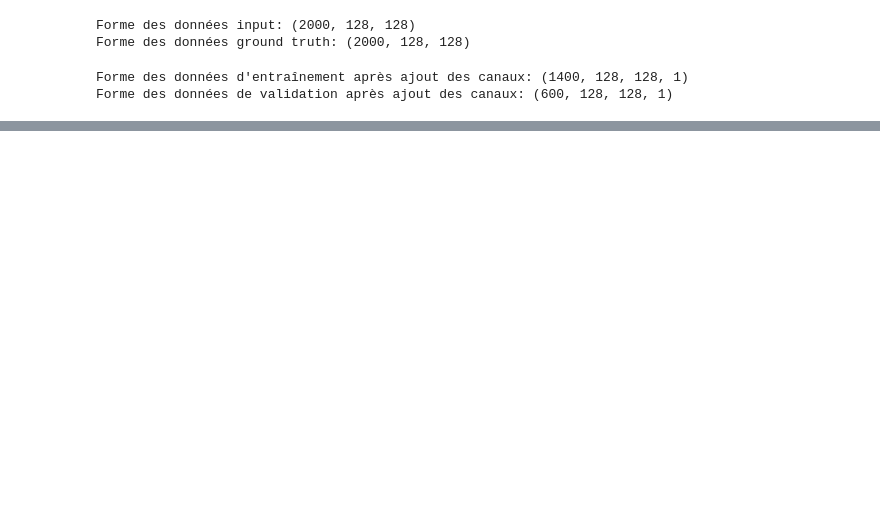
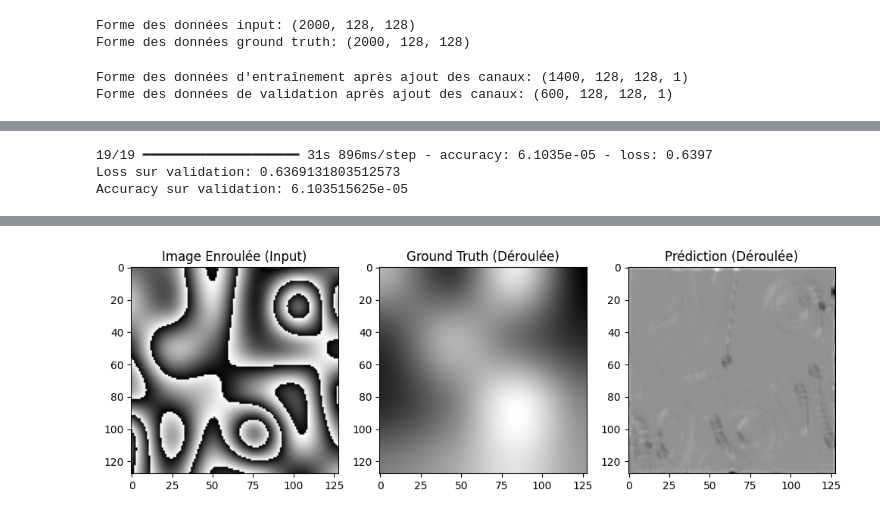
Before and after one commit to adamstra/Computer_Vision, a Jupyter notebook: Devoir.ipynb, the cells around one changed output, grey strips where cells are left out. Cells and saved outputs as stored; diff of their text form; code cells hidden in the pictures; blank space fills up the shorter version.

```diff
--- a/Devoir.ipynb
+++ b/Devoir.ipynb
@@ -14,8 +21,8 @@ def load_mat_files(folder, variable_name):
 
 
 # Charger les données d'entrée et les ground truths
-input_folder = "enroule"
-gt_folder = "deroule"
+input_folder = "/content/drive/MyDrive/Computer_Vision/enroule"
+gt_folder = "/content/drive/MyDrive/Computer_Vision/deroule"
 
 X_data = load_mat_files(input_folder, "input")
 y_data = load_mat_files(gt_folder, "gt")
@@ -30,6 +37,8 @@ print(f"Forme des données ground truth: {y_data.shape}")
 # %% [output]
 Forme des données input: (2000, 128, 128)
 Forme des données ground truth: (2000, 128, 128)
+# %%
+X_data = X_data[:y_data.shape[0]]
 # %%
 # Ajouter une dimension supplémentaire pour les canaux (1 pour les images en niveaux de gris)
 X_data = np.expand_dims(X_data, axis=-1)
@@ -139,0 +159,36 @@ Epoch 4/50
+# %%
+# Évaluer le modèle
+val_loss, val_accuracy = model.evaluate(X_val, y_val, verbose=1)
+print(f"Loss sur validation: {val_loss}")
+print(f"Accuracy sur validation: {val_accuracy}")
+# %% [output]
+19/19 ━━━━━━━━━━━━━━━━━━━━ 31s 896ms/step - accuracy: 6.1035e-05 - loss: 0.6397
+Loss sur validation: 0.6369131803512573
+Accuracy sur validation: 6.103515625e-05
+# %%
+import matplotlib.pyplot as plt
+
+# Faire des prédictions
+y_pred = model.predict(X_val)
+
+# Visualiser une image d'entrée, le ground truth et la prédiction
+index = 0  # Changer l'indice pour visualiser d'autres images
+plt.figure(figsize=(12, 4))
+
+# Image d'entrée
+plt.subplot(1, 3, 1)
+plt.imshow(X_val[index].squeeze(), cmap='gray')
+plt.title('Image Enroulée (Input)')
+
+# Ground Truth
+plt.subplot(1, 3, 2)
+plt.imshow(y_val[index].squeeze(), cmap='gray')
+plt.title('Ground Truth (Déroulée)')
+
+# Prédiction
+plt.subplot(1, 3, 3)
+plt.imshow(y_pred[index].squeeze(), cmap='gray')
+plt.title('Prédiction (Déroulée)')
+
+plt.show()
+# %% [output]
@@ -139,0 +196 @@ Epoch 4/50
+[figure, added]
```
Also changed, not shown: parts of 6 cells of this notebook.
